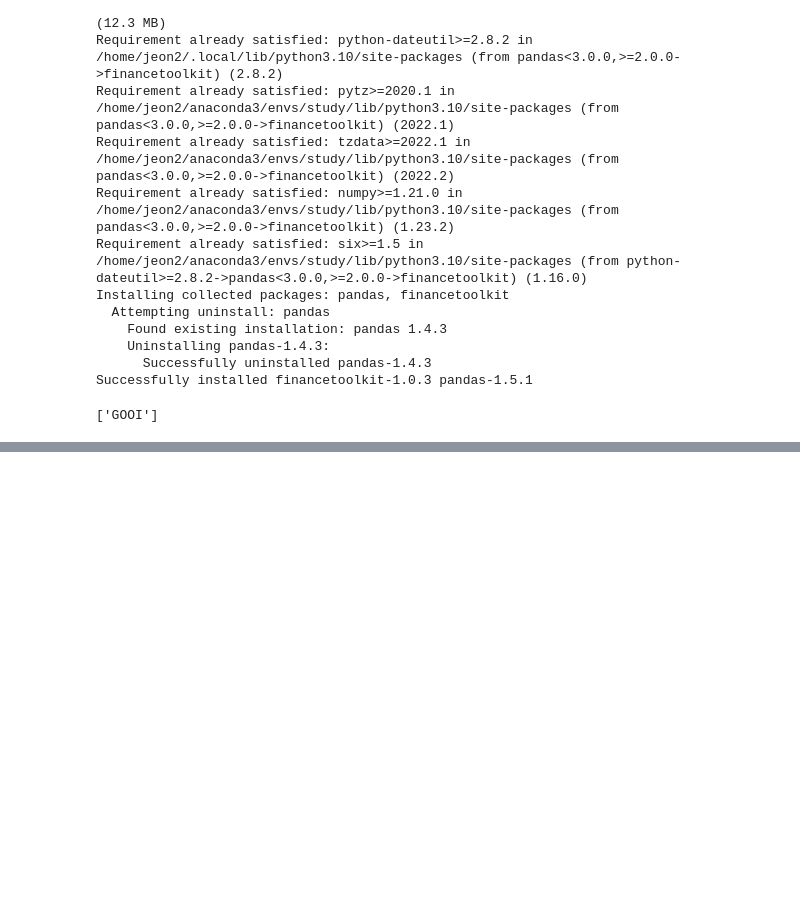
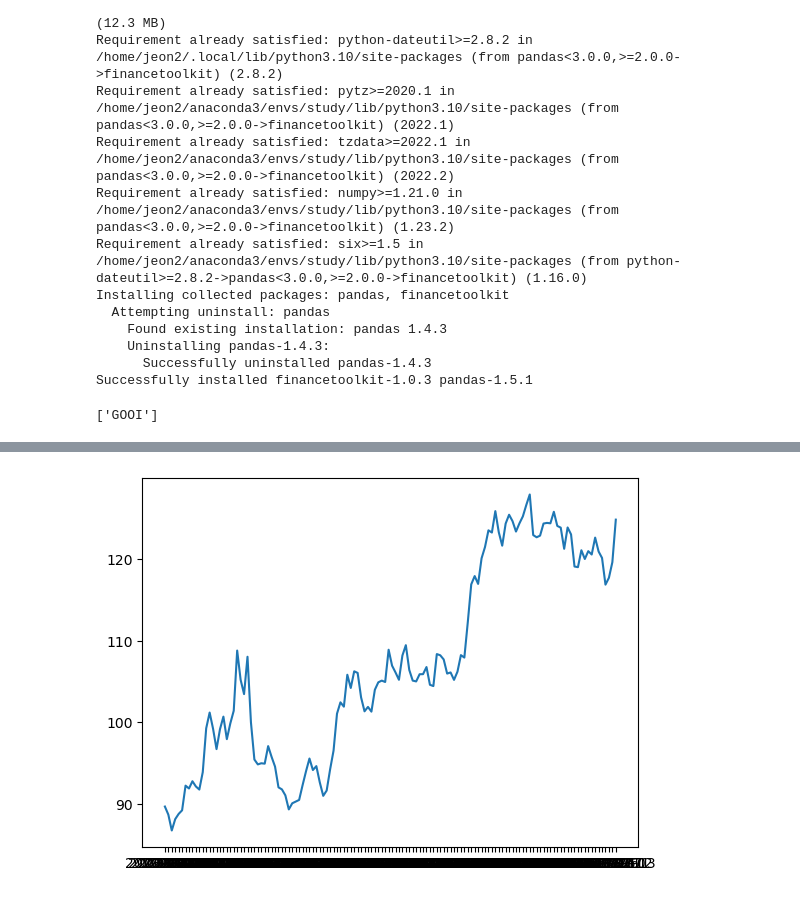
Before and after one commit to ljy9969/Quant_Portfolio, a Jupyter notebook: Analyst/USstocks.ipynb, the cells around one changed output, grey strips where cells are left out. Drawn from its saved outputs; the diff is of its cells as text; code cells hidden in the pictures; blank space fills up the shorter version.

```diff
--- a/Analyst/USstocks.ipynb
+++ b/Analyst/USstocks.ipynb
@@ -824,7 +805,6 @@ list(CapitalMarkets.index)
 # %%
 from financetoolkit import Toolkit
 
-API_KEY = "c4fbee0222bd5a6a86573fbbc7417b8a"
 data_set = {}
 
-companies = Toolkit('GOOG', API_KEY)
+companies = Toolkit('GOOG', os.environ['FinancialModelingPrep_API_KEY'])
@@ -831,3 +828,10 @@ companies = Toolkit('GOOG', API_KEY)
+# %%
+import matplotlib.pyplot as plt
+
+plt.plot(companies.get_historical_data(start="2023-01-01")['Adj Close'])
+plt.show()
+# %% [output]
+[figure, added]
 # %%
 companies.get_balance_sheet_statement()
 # %% [output]
```
Also changed, not shown: parts of 4 cells of this notebook.
